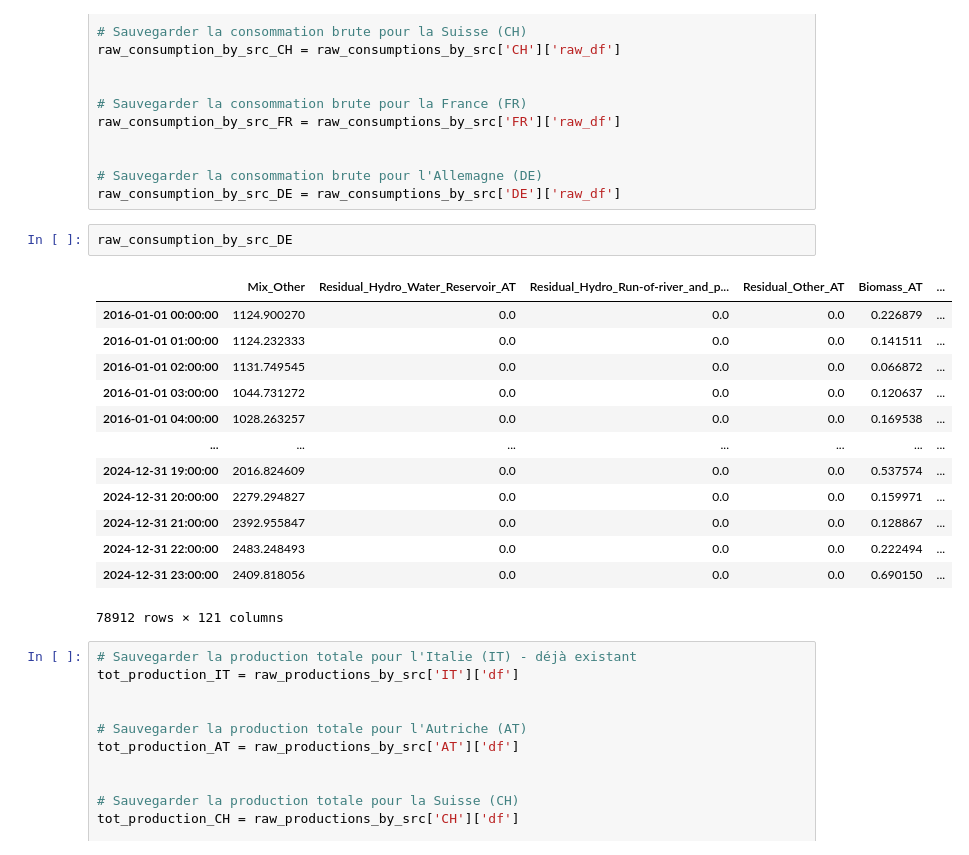
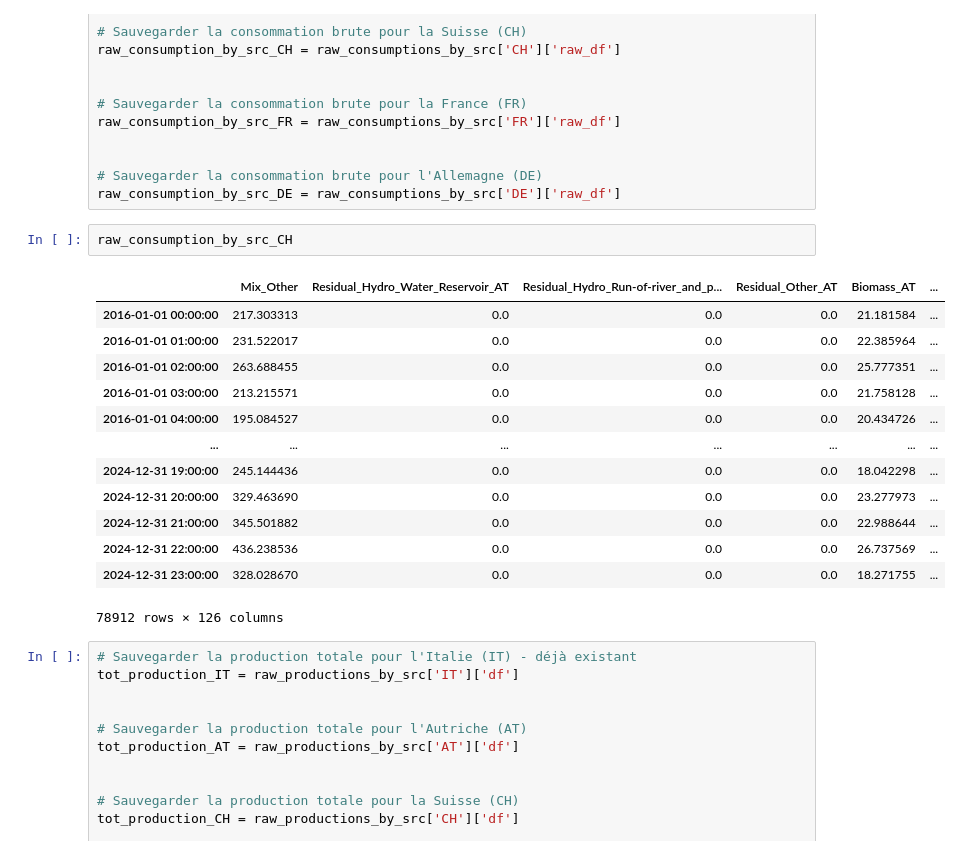
Before and after one commit to HEIG-VD-Building-LCA/EcoDynElec, a Jupyter notebook: examples/Swiss_mix_Souh.ipynb, the cells around one changed output. Saved outputs shown, nothing was run; the diff lists cells and outputs as text.

```diff
--- a/examples/Swiss_mix_Souh.ipynb
+++ b/examples/Swiss_mix_Souh.ipynb
@@ -171,21 +171,21 @@ raw_consumption_by_src_FR = raw_consumptions_by_src['FR']['raw_df']
 # Sauvegarder la consommation brute pour l'Allemagne (DE)
 raw_consumption_by_src_DE = raw_consumptions_by_src['DE']['raw_df']
 # %%
-raw_consumption_by_src_DE
+raw_consumption_by_src_CH
 # %% [output]
 |  | Mix_Other | Residual_Hydro_Water_Reservoir_AT | Residual_Hydro_Run-of-river_and_p... | Residual_Other_AT | Biomass_AT | ... |
-| 2016-01-01 00:00:00 | 1124.900270 | 0.0 | 0.0 | 0.0 | 0.226879 | ... |
-| 2016-01-01 01:00:00 | 1124.232333 | 0.0 | 0.0 | 0.0 | 0.141511 | ... |
-| 2016-01-01 02:00:00 | 1131.749545 | 0.0 | 0.0 | 0.0 | 0.066872 | ... |
-| 2016-01-01 03:00:00 | 1044.731272 | 0.0 | 0.0 | 0.0 | 0.120637 | ... |
-| 2016-01-01 04:00:00 | 1028.263257 | 0.0 | 0.0 | 0.0 | 0.169538 | ... |
+| 2016-01-01 00:00:00 | 217.303313 | 0.0 | 0.0 | 0.0 | 21.181584 | ... |
+| 2016-01-01 01:00:00 | 231.522017 | 0.0 | 0.0 | 0.0 | 22.385964 | ... |
+| 2016-01-01 02:00:00 | 263.688455 | 0.0 | 0.0 | 0.0 | 25.777351 | ... |
+| 2016-01-01 03:00:00 | 213.215571 | 0.0 | 0.0 | 0.0 | 21.758128 | ... |
+| 2016-01-01 04:00:00 | 195.084527 | 0.0 | 0.0 | 0.0 | 20.434726 | ... |
 | ... | ... | ... | ... | ... | ... | ... |
-| 2024-12-31 19:00:00 | 2016.824609 | 0.0 | 0.0 | 0.0 | 0.537574 | ... |
-| 2024-12-31 20:00:00 | 2279.294827 | 0.0 | 0.0 | 0.0 | 0.159971 | ... |
-| 2024-12-31 21:00:00 | 2392.955847 | 0.0 | 0.0 | 0.0 | 0.128867 | ... |
-| 2024-12-31 22:00:00 | 2483.248493 | 0.0 | 0.0 | 0.0 | 0.222494 | ... |
-| 2024-12-31 23:00:00 | 2409.818056 | 0.0 | 0.0 | 0.0 | 0.690150 | ... |
+| 2024-12-31 19:00:00 | 245.144436 | 0.0 | 0.0 | 0.0 | 18.042298 | ... |
+| 2024-12-31 20:00:00 | 329.463690 | 0.0 | 0.0 | 0.0 | 23.277973 | ... |
+| 2024-12-31 21:00:00 | 345.501882 | 0.0 | 0.0 | 0.0 | 22.988644 | ... |
+| 2024-12-31 22:00:00 | 436.238536 | 0.0 | 0.0 | 0.0 | 26.737569 | ... |
+| 2024-12-31 23:00:00 | 328.028670 | 0.0 | 0.0 | 0.0 | 18.271755 | ... |
-78912 rows × 121 columns
+78912 rows × 126 columns
 # %%
 # Sauvegarder la production totale pour l'Italie (IT) - déjà existant
 tot_production_IT = raw_productions_by_src['IT']['df']
```
Also changed, not shown: parts of 7 cells of this notebook, 7 other files.
